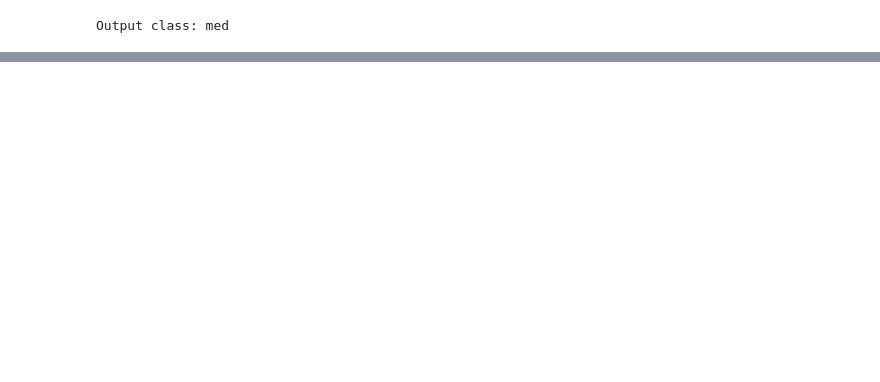
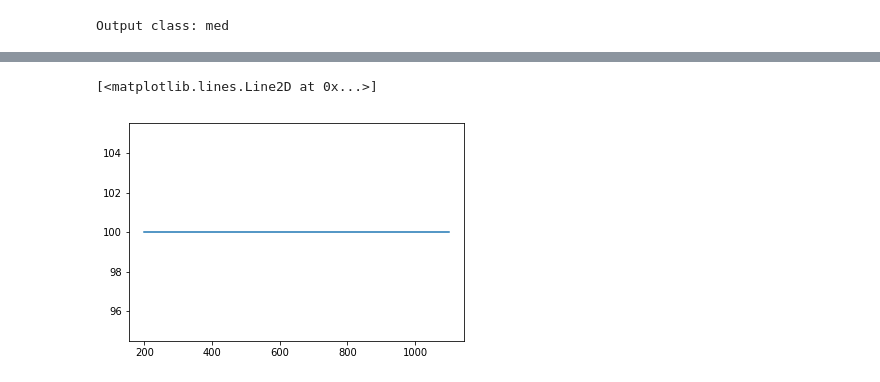
Before and after one commit to Alexzsh/dlpaper-code, a Jupyter notebook: mlcode/python 机器学习经典实例/Chapter02/第二章 创建分类器.ipynb, the cells around one changed output, grey strips where cells are left out. Drawn from its saved outputs; the diff is of its cells as text; code cells hidden in the pictures; blank space fills up the shorter version.

```diff
--- a/mlcode/python 机器学习经典实例/Chapter02/第二章 创建分类器.ipynb
+++ b/mlcode/python 机器学习经典实例/Chapter02/第二章 创建分类器.ipynb
@@ -246,0 +312,8 @@ array([3])
+# %%
+from sklearn.learning_curve import learning_curve
+classifier=RandomForestClassifier(random_state=7)
+parameter_grid=np.array([200,500,800,1100])
+train_sizes,train_scores,validation_scores=learning_curve(classifier,X,y,train_sizes=parameter_grid,cv=5)
+print("####Learing currve####")
+print("training score is ",train_scores)
+print("validate score is ",validation_scores)
@@ -246,0 +330,5 @@ array([3])
+# %%
+plt.plot(parameter_grid,np.average(train_scores,axis=1)*100)
+# %% [output]
+[<matplotlib.lines.Line2D at 0x...>]
+[figure, added]
```
Also changed, not shown: parts of 9 cells of this notebook, 6 other files.
